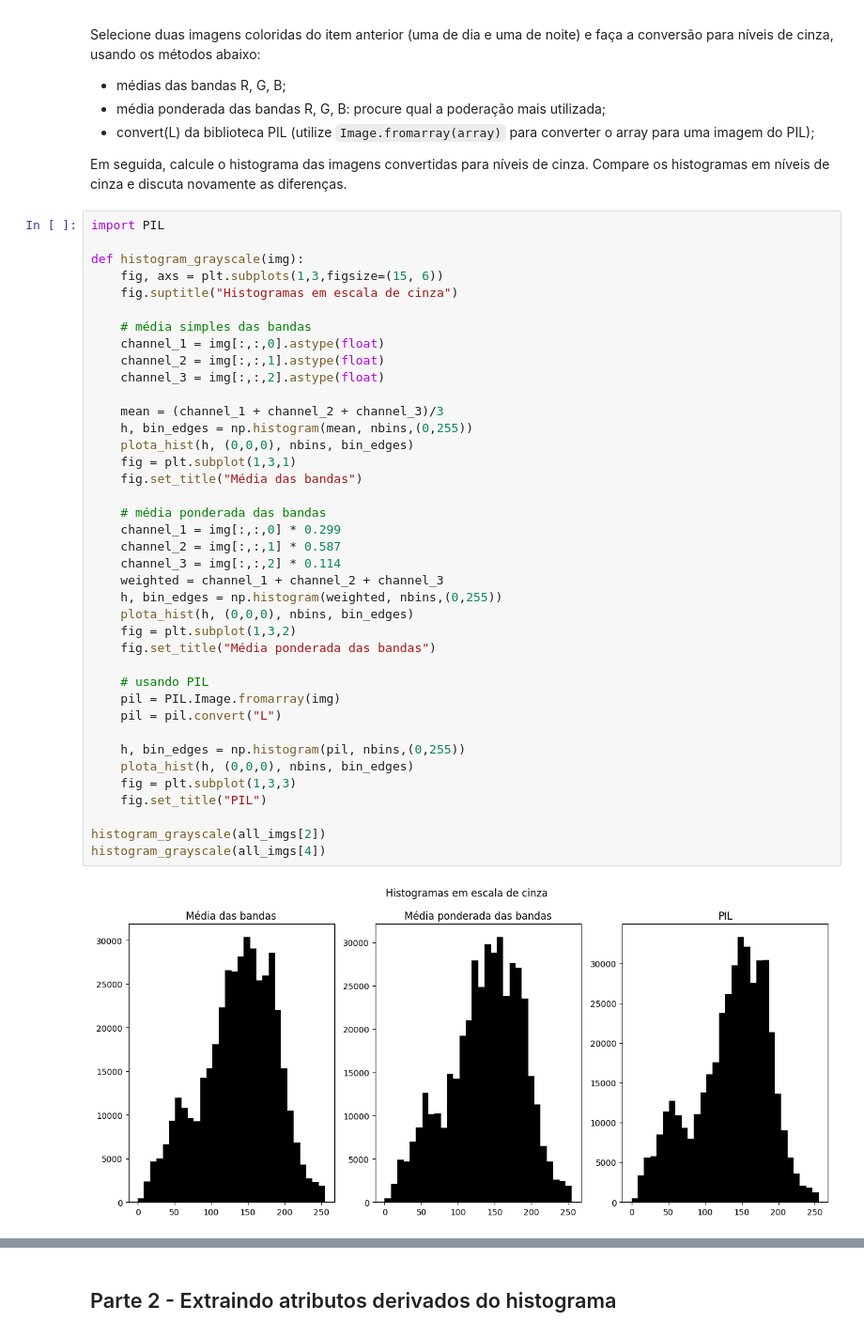
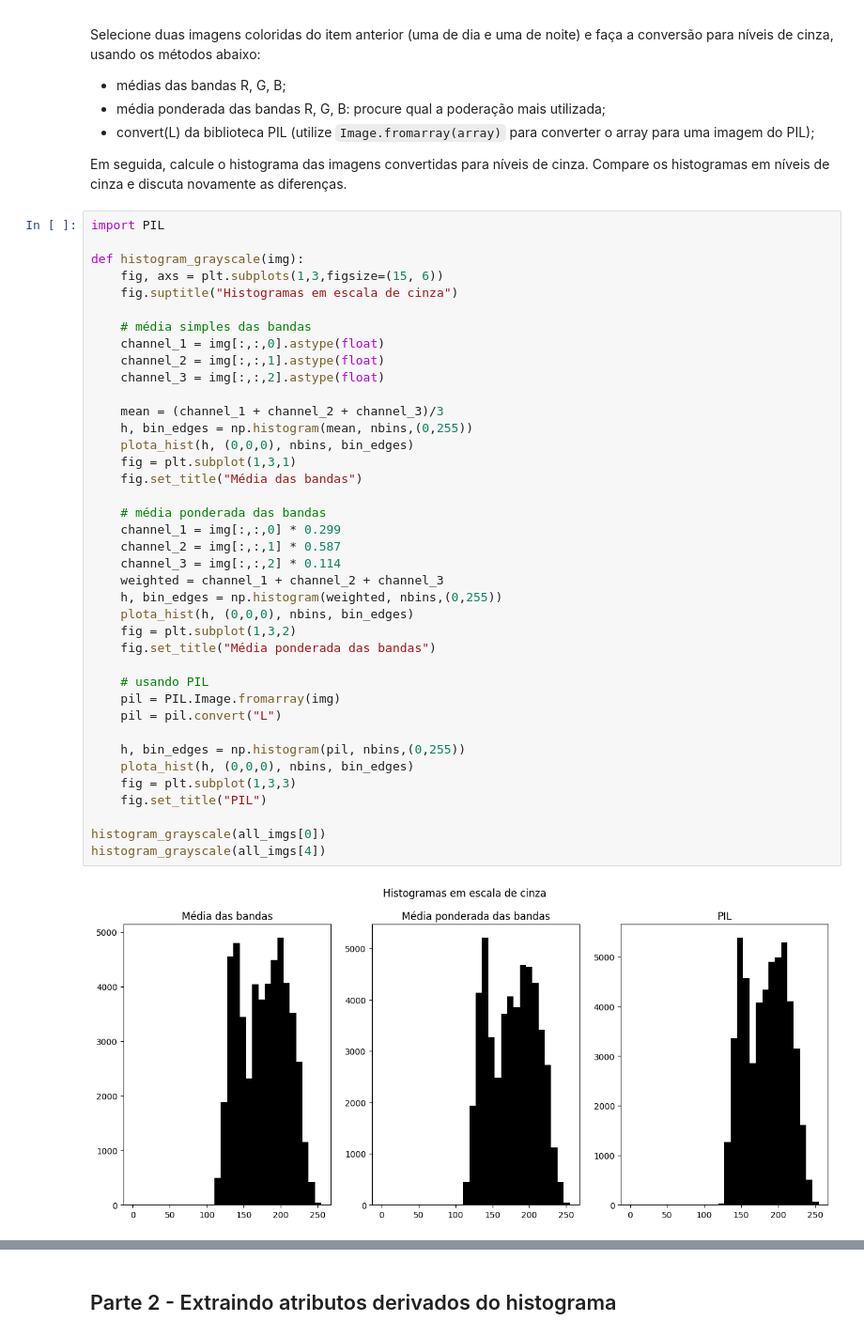
Before and after one commit to UNICAMP-EA979/2026s1-pi02-histogramas-knn-mariagabi-lustosa, a Jupyter notebook: Atividade.ipynb, the cells around one changed output, grey strips where cells are left out. Shown at 94% size. Drawn from its saved outputs; the diff is of its cells as text.

```diff
--- a/Atividade.ipynb
+++ b/Atividade.ipynb
@@ -138,35 +138,35 @@ def histogram_grayscale(img):
     channel_2 = img[:,:,1].astype(float)
     channel_3 = img[:,:,2].astype(float)
 
     mean = (channel_1 + channel_2 + channel_3)/3
     h, bin_edges = np.histogram(mean, nbins,(0,255))
     plota_hist(h, (0,0,0), nbins, bin_edges)
     fig = plt.subplot(1,3,1)
     fig.set_title("Média das bandas")
 
     # média ponderada das bandas
     channel_1 = img[:,:,0] * 0.299
     channel_2 = img[:,:,1] * 0.587
     channel_3 = img[:,:,2] * 0.114
     weighted = channel_1 + channel_2 + channel_3
     h, bin_edges = np.histogram(weighted, nbins,(0,255))
     plota_hist(h, (0,0,0), nbins, bin_edges)
     fig = plt.subplot(1,3,2)
     fig.set_title("Média ponderada das bandas")
 
     # usando PIL
     pil = PIL.Image.fromarray(img)
     pil = pil.convert("L")
 
     h, bin_edges = np.histogram(pil, nbins,(0,255))
     plota_hist(h, (0,0,0), nbins, bin_edges)
     fig = plt.subplot(1,3,3)
     fig.set_title("PIL")
 
-histogram_grayscale(all_imgs[2])
+histogram_grayscale(all_imgs[0])
 histogram_grayscale(all_imgs[4])
 # %% [output]
-[figure, old version]
+[figure, new version]
 [figure]
 # %% [markdown]
 **Comparação dos histogramas em níveis de cinza:**
```
Also changed, not shown: parts of 6 cells of this notebook.
